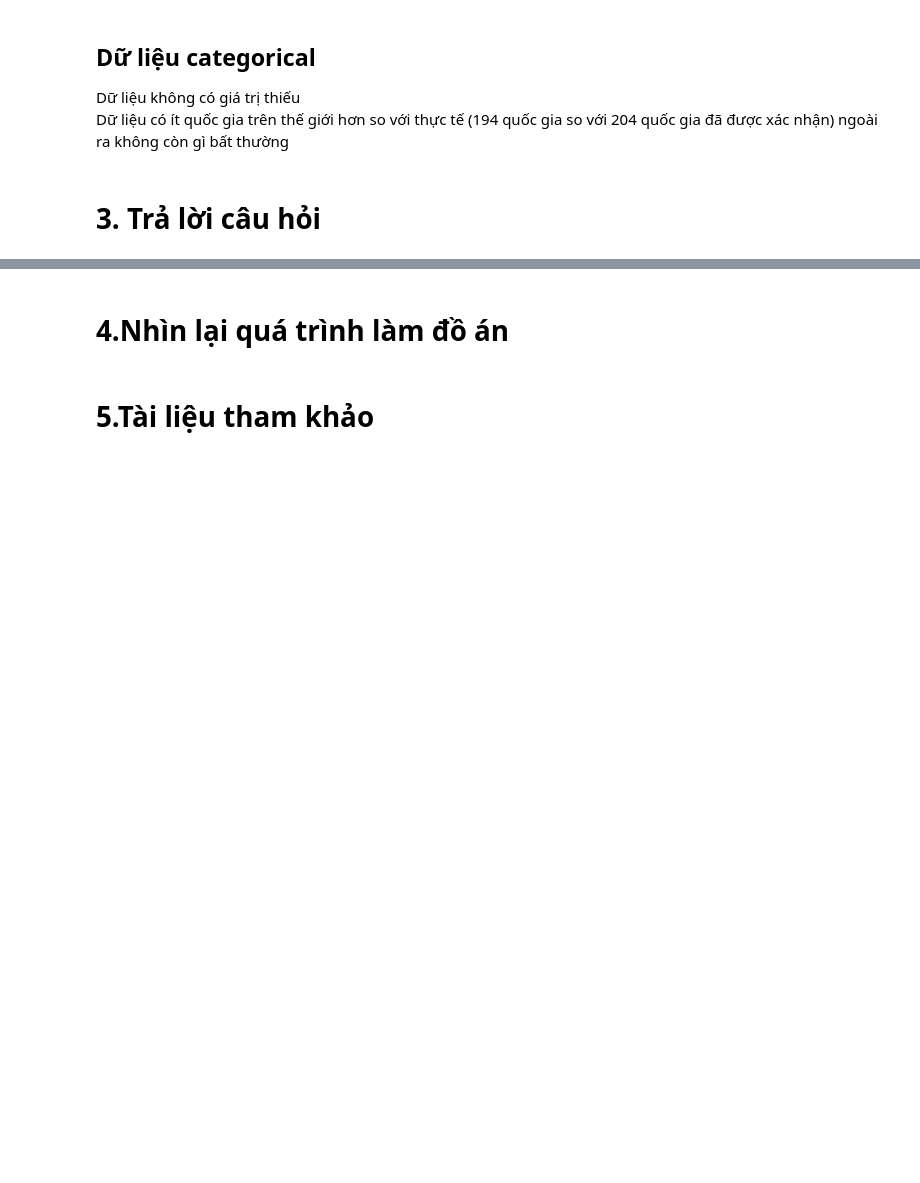
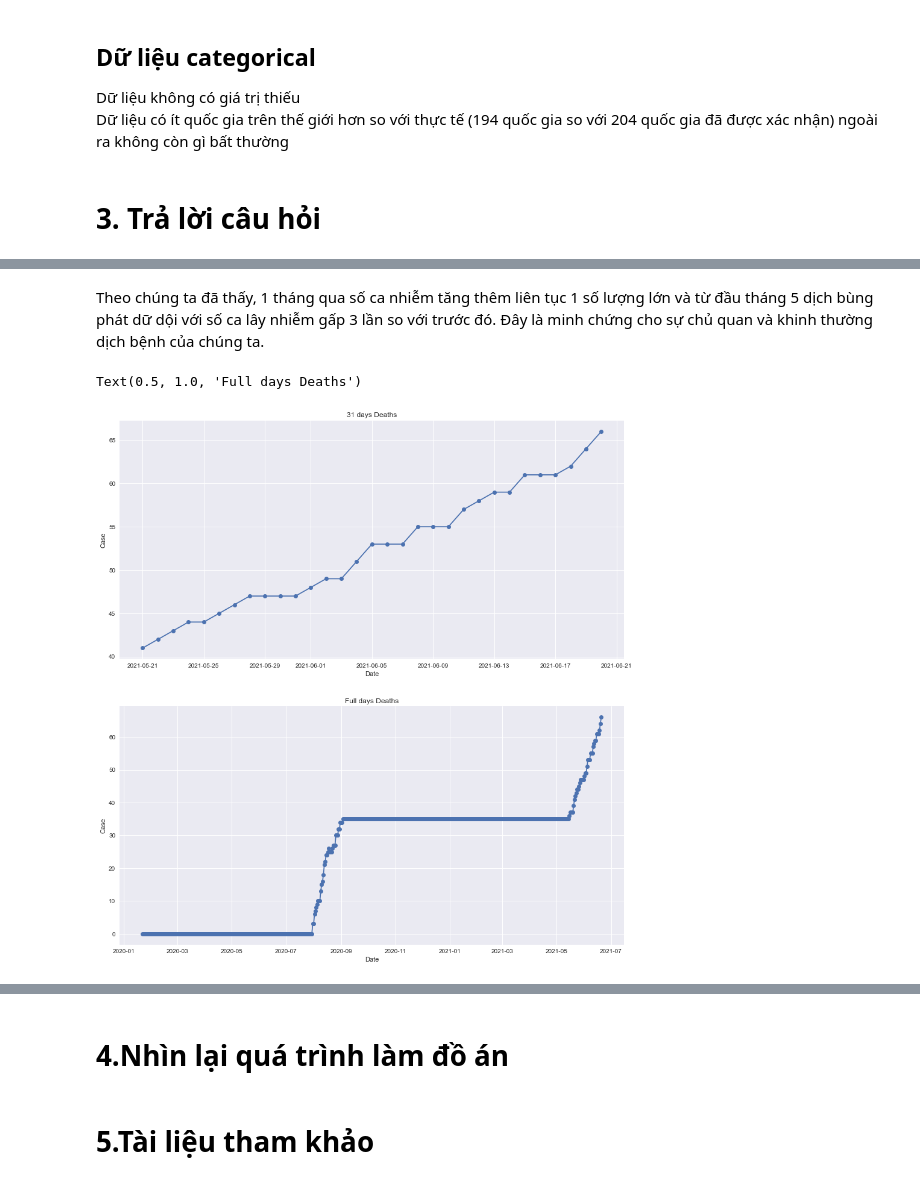
Before and after one commit to LT-cho-KHDL/Final-lab-p4ds, a Jupyter notebook: Final.ipynb, the cells around one changed output, grey strips where cells are left out. Drawn from its saved outputs; the diff is of its cells as text; code cells hidden in the pictures; blank space fills up the shorter version.

```diff
--- a/Final.ipynb
+++ b/Final.ipynb
@@ -226,0 +256,20 @@ Dữ liệu đã chuẩn xác bây giờ chúng ta sẽ bắt đầu đến ph
+# %% [markdown]
+Theo chúng ta đã thấy, 1 tháng qua số ca nhiễm tăng thêm liên tục 1 số lượng lớn và từ đầu tháng 5 dịch bùng phát dữ dội với số ca lây nhiễm gấp 3 lần so với trước đó. Đây là minh chứng cho sự chủ quan và khinh thường dịch bệnh của chúng ta.
+# %%
+#Sự gia tăng ca tử vong
+s = tt_days['Deaths']
+s1 = full_days['Deaths']
+
+plt.style.use('seaborn')
+fig, axes = plt.subplots(2, 1,figsize=(15,16))
+axes[0].plot(s, marker = "o")
+axes[0].set_xlabel('Date')
+axes[0].set_ylabel('Case')
+axes[0].set_title('31 days Deaths')
+axes[1].plot(s1, marker = "o")
+axes[1].set_xlabel('Date')
+axes[1].set_ylabel('Case')
+axes[1].set_title('Full days Deaths')
+# %% [output]
+Text(0.5, 1.0, 'Full days Deaths')
+[figure, added]
```
Also changed, not shown: parts of 39 cells of this notebook.
